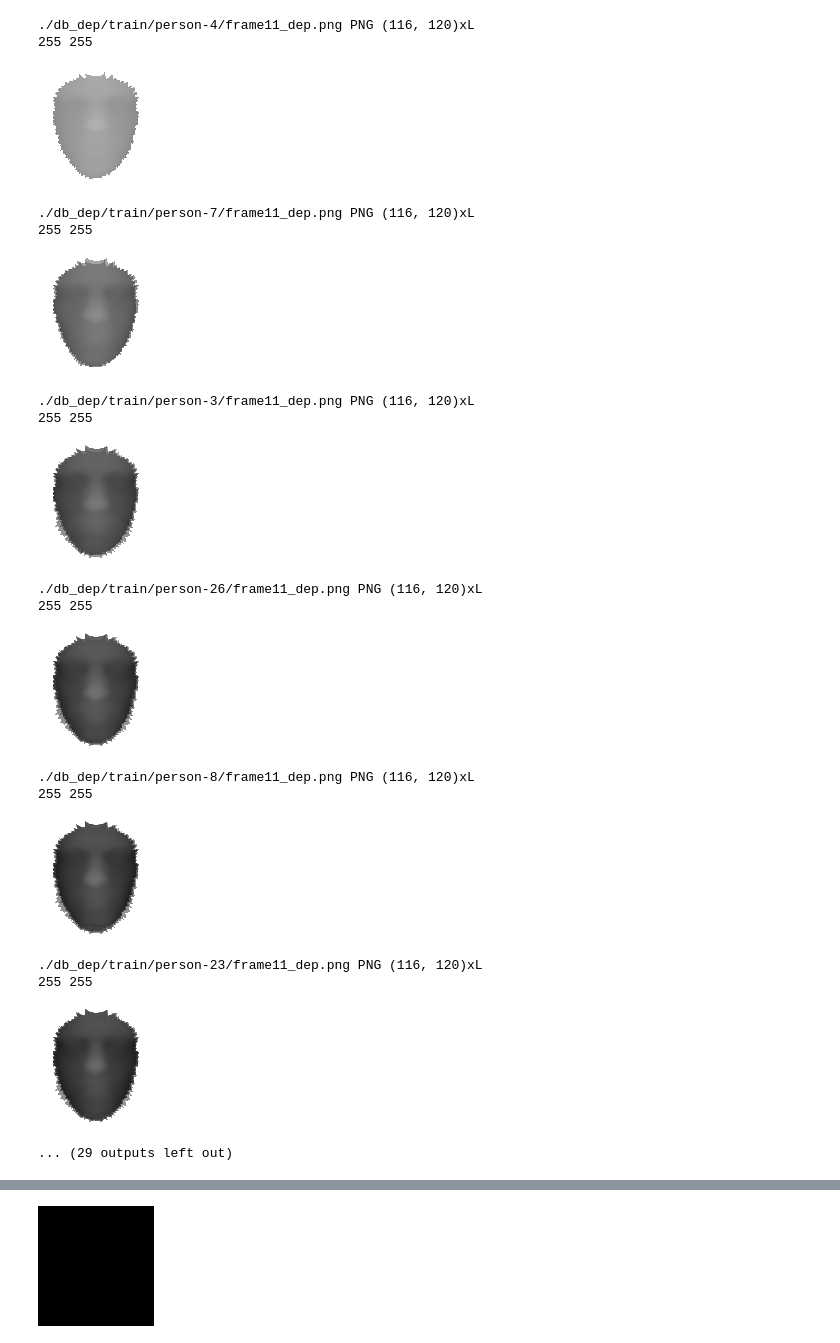
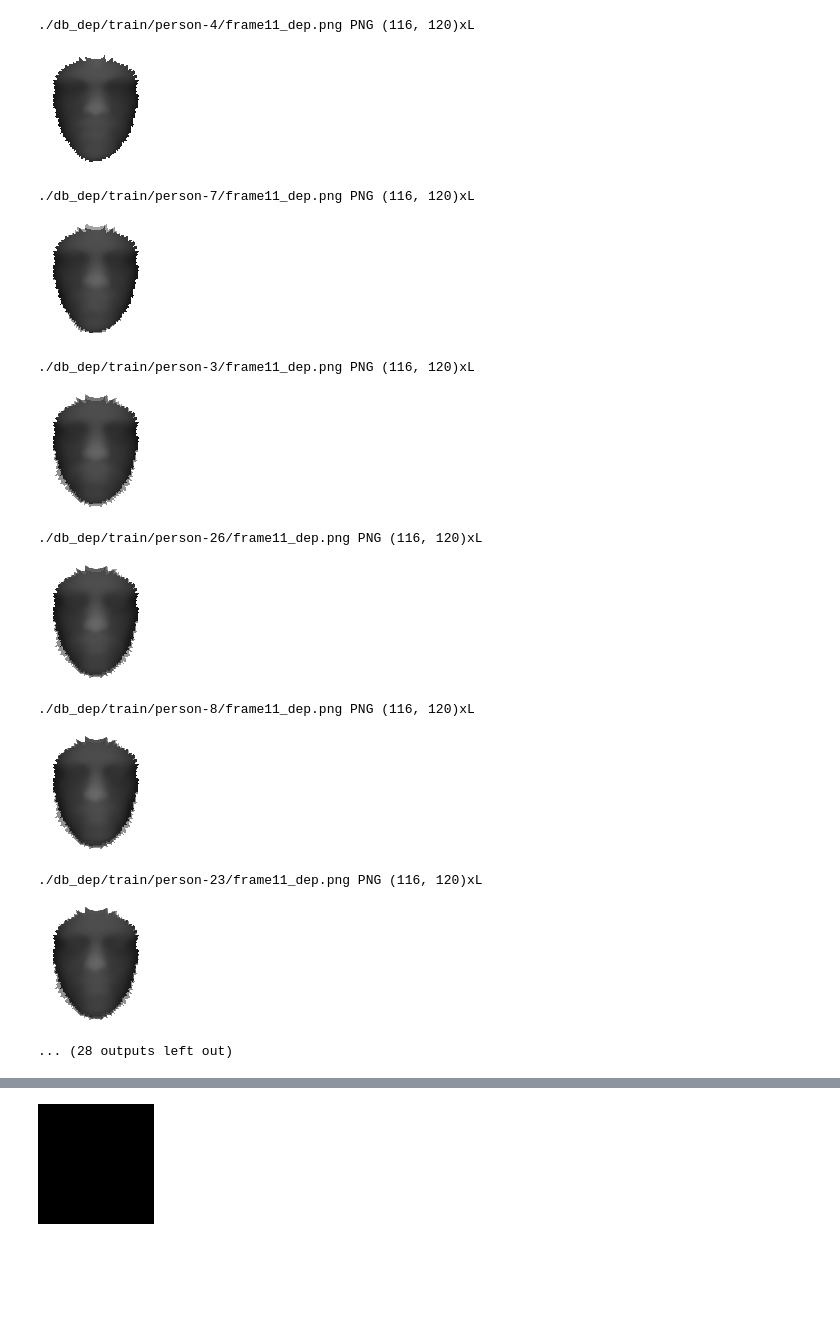
Before and after one commit to Robator/face_reconstruction, a Jupyter notebook: main.ipynb, the cells around one changed output, grey strips where cells are left out. Cells and saved outputs as stored; diff of their text form; code cells hidden in the pictures; blank space fills up the shorter version.

Commit message:
Feature. Initialise average image with the first image, add batch size parameter and unify shape

```diff
--- a/main.ipynb
+++ b/main.ipynb
@@ -4,33 +4,3 @@ import numpy as np
 
 train_path = "./db_dep/train/"
 train_files = glob.glob(train_path + "person-*/*.png")
-# %%
-def apply_average(average_image, current_image):
-    """
-    Average pixels on current image
-    :param average_image: previously calculated average image
-    :param current_image: sum of images depending on batch_size
-    :return:  average image where non-white pixels are averaged
-    """
-    nonzero_values_ids = np.where(current_image < 255)
-    # nonzero values of current image
-    cur_nonzero = current_image[nonzero_values_ids]
-    # the corresponding values on average image
-    av_nonzero = average_image[nonzero_values_ids]
-    averaged_pixels = 0.5 * (av_nonzero + cur_nonzero / batch_size)
-
-    # paste pixels on original image
-    average_image[nonzero_values_ids] = averaged_pixels
-    return average_image
-
-def merge_to_one(image, img_idx):
-    global sum_image, average_image
-    if img_idx == 0:
-        average_image = np.full_like(average_image, 255)
-    sum_image += np.asarray(image)
-    print(np.asarray(image)[0,0], image.getpixel((0,0)))
-    if img_idx % batch_size == 0:
-        average_image = apply_average(average_image, sum_image)
-        average_image = average_image.astype(np.uint8)
-        sum_image = np.zeros_like(average_image)
-    return average_image
@@ -37,43 +46,35 @@ def merge_to_one(image, img_idx):
 # %%
 from PIL import Image
 
-img_idx = 0
-average_image = np.full((120, 116), 255, dtype = np.uint)
+img_shape = (116, 120)
 batch_size = 1
-sum_image = np.zeros_like(average_image)
+merger = Merger(img_shape, batch_size)
 for infile in train_files:
     try:
         with Image.open(infile) as im:
             if im.mode != "L":
                 print("Expected 8-bit pixels, black and white image. Exiting...")
                 exit(1)
             print(infile, im.format, f"{im.size}x{im.mode}")
-            av_img = merge_to_one(im, img_idx)
-            img_idx += 1
+            av_img = merger.merge_to_one(im)
             pil_img = Image.fromarray(av_img, mode="L")
             display(pil_img)
     except OSError:
         pass
-display(av_img)
+pil_img.save("average_image.png")
 # %% [output]
 ./db_dep/train/person-4/frame11_dep.png PNG (116, 120)xL
-255 255
-[figure, old version]
+[figure, new version]
 ./db_dep/train/person-7/frame11_dep.png PNG (116, 120)xL
-255 255
-[figure, old version]
+[figure, new version]
 ./db_dep/train/person-3/frame11_dep.png PNG (116, 120)xL
-255 255
 [figure]
 ./db_dep/train/person-26/frame11_dep.png PNG (116, 120)xL
-255 255
 [figure]
 ./db_dep/train/person-8/frame11_dep.png PNG (116, 120)xL
-255 255
 [figure]
 ./db_dep/train/person-23/frame11_dep.png PNG (116, 120)xL
-255 255
 [figure]
-... (29 outputs left out)
+... (28 outputs left out)
 # %%
 def test_merging():
```
Also changed, not shown: parts of 4 cells of this notebook, 3 other files.
